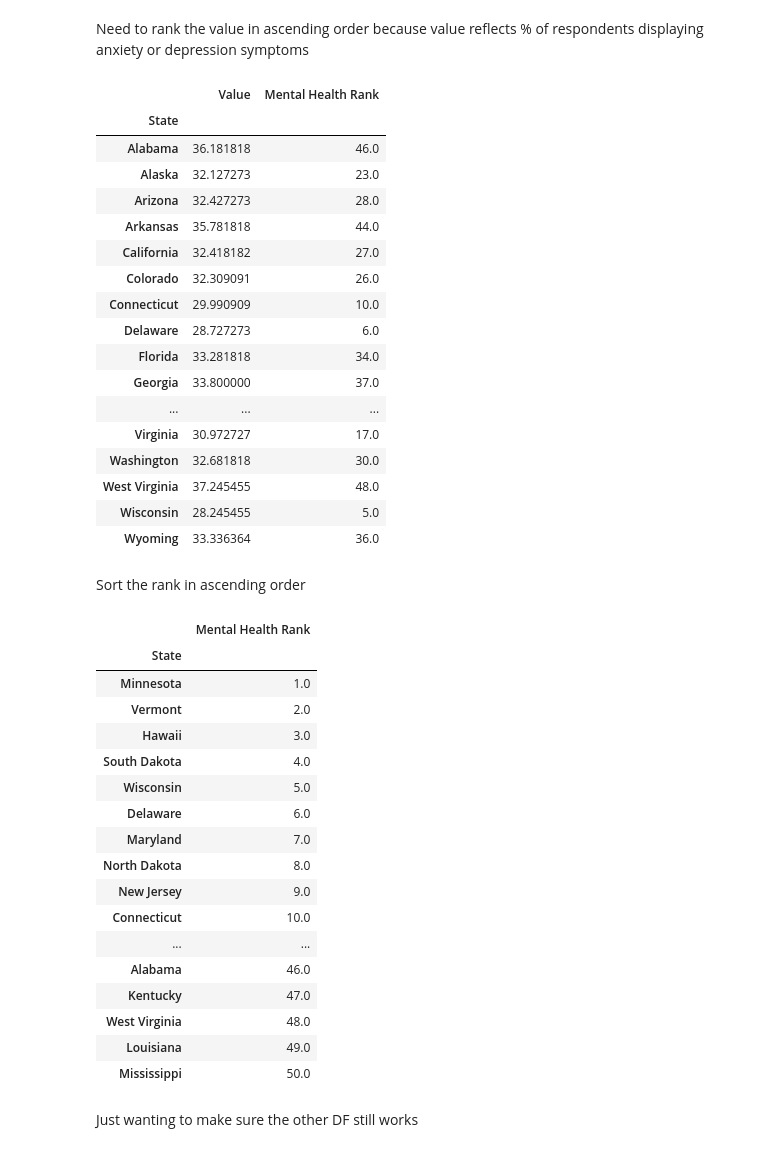
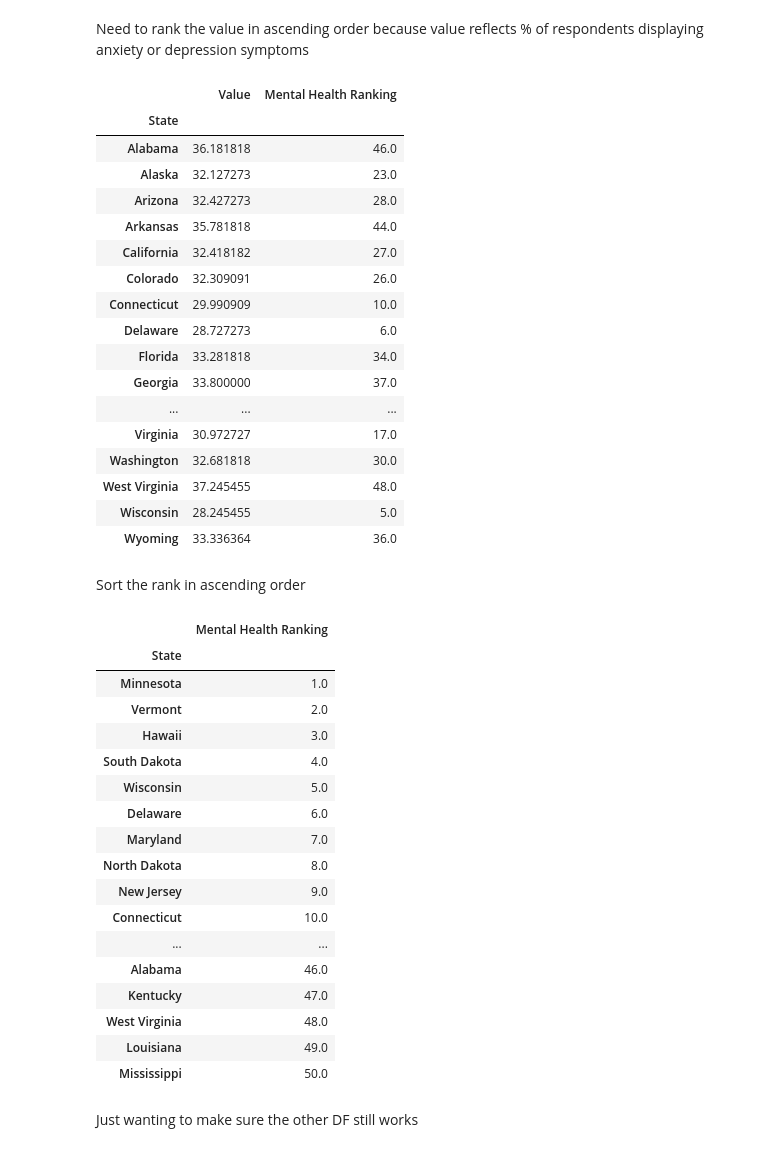
Before and after one commit to kittysinaga/Capstone_Project, a Jupyter notebook: Working.ipynb, the cells around one changed output. Drawn from its saved outputs; the diff is of its cells as text; code cells hidden in the pictures.

```diff
--- a/Working.ipynb
+++ b/Working.ipynb
@@ -201,10 +201,10 @@ display(working_mentalDF)
 # %% [markdown]
 Need to rank the value in ascending order because value reflects % of respondents displaying anxiety or depression symptoms
 # %%
-working_mentalDF["Mental Health Rank"]=working_mentalDF["Value"].rank()
+working_mentalDF["Mental Health Ranking"]=working_mentalDF["Value"].rank()
 display(working_mentalDF)
 # %% [output]
-|  | Value | Mental Health Rank |
+|  | Value | Mental Health Ranking |
 | State |  |  |
 | Alabama | 36.181818 | 46.0 |
 | Alaska | 32.127273 | 23.0 |
@@ -225,10 +225,10 @@ display(working_mentalDF)
 # %% [markdown]
 Sort the rank in ascending order
 # %%
-working_mentalDF=pd.DataFrame(working_mentalDF["Mental Health Rank"].sort_values())
+working_mentalDF=pd.DataFrame(working_mentalDF["Mental Health Ranking"].sort_values())
 display(working_mentalDF)
 # %% [output]
-|  | Mental Health Rank |
+|  | Mental Health Ranking |
 | State |  |
 | Minnesota | 1.0 |
 | Vermont | 2.0 |
```
Also changed, not shown: parts of 17 cells of this notebook.
